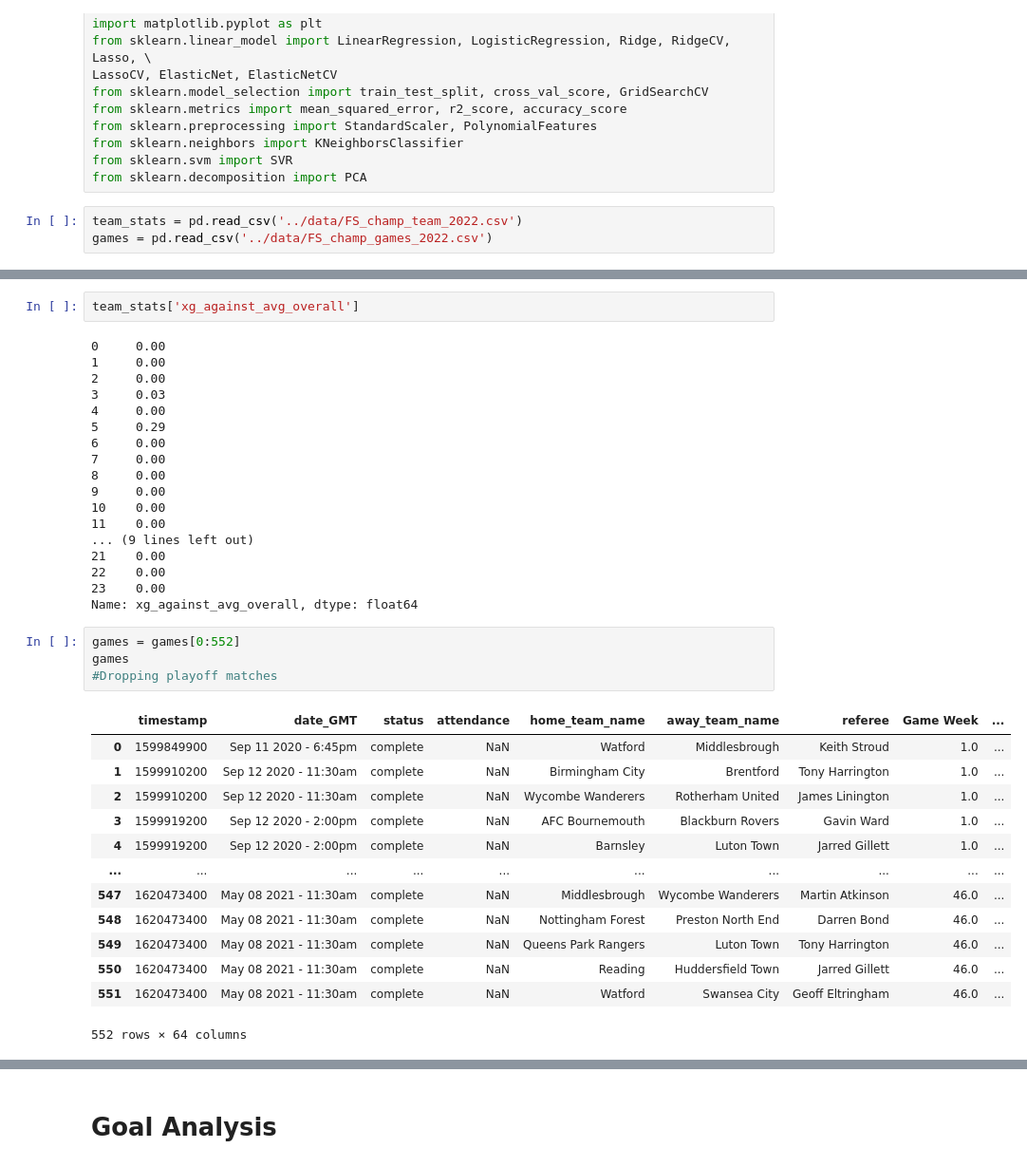
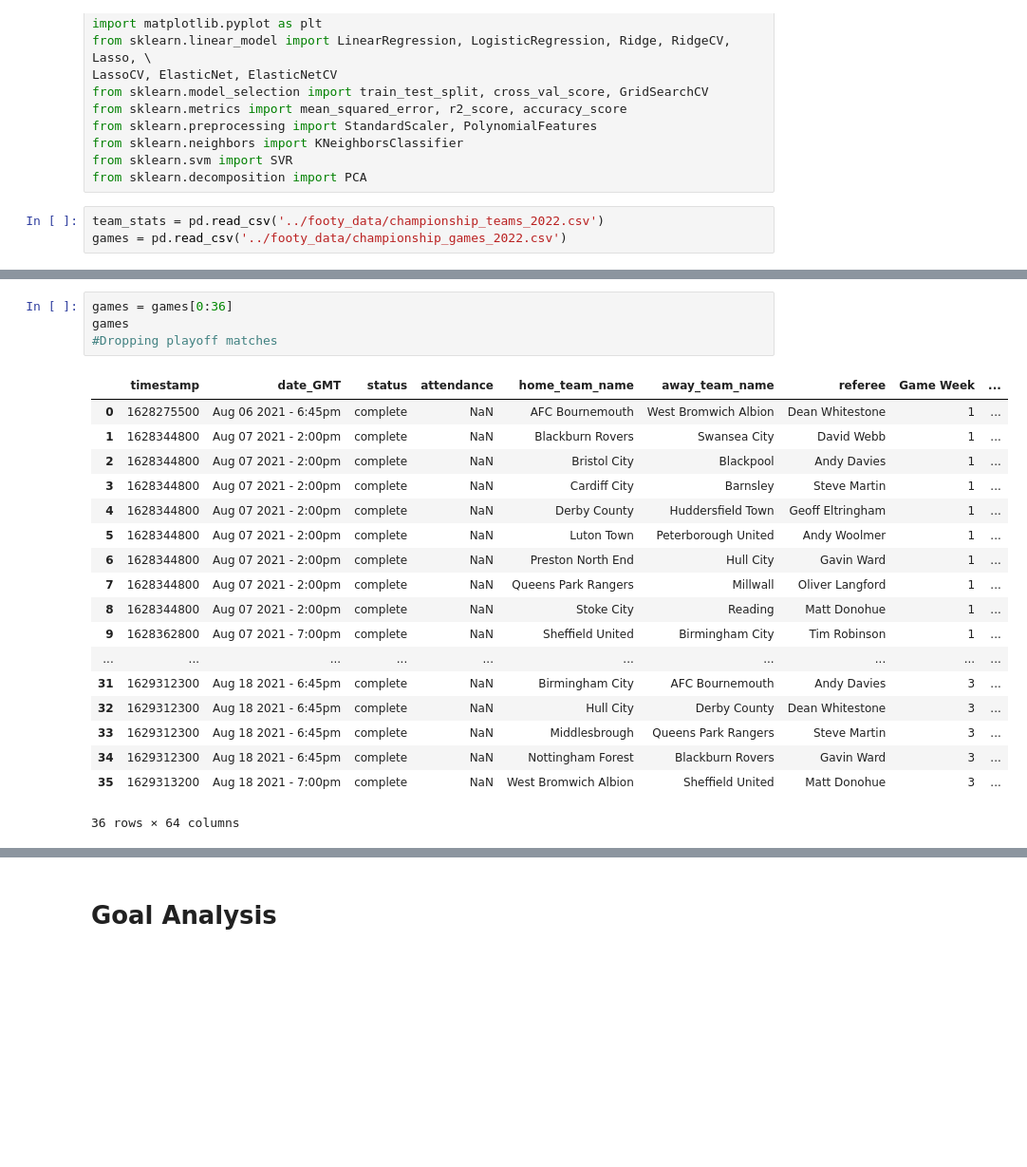
Before and after one commit to dkeyer/English-_Championship_2021, a Jupyter notebook: 2022_EDA.ipynb, the cells around one changed output, grey strips where cells are left out. Shown at 95% size. Drawn from its saved outputs; the diff is of its cells as text; blank space fills up the shorter version.

```diff
--- a/2022_EDA.ipynb
+++ b/2022_EDA.ipynb
@@ -14,5 +14,5 @@ from sklearn.neighbors import KNeighborsClassifier
 from sklearn.svm import SVR
 from sklearn.decomposition import PCA
 # %%
-team_stats = pd.read_csv('../data/FS_champ_team_2022.csv')
-games = pd.read_csv('../data/FS_champ_games_2022.csv')
+team_stats = pd.read_csv('../footy_data/championship_teams_2022.csv')
+games = pd.read_csv('../footy_data/championship_games_2022.csv')
@@ -45,38 +19,23 @@ games.describe()
-# %%
-team_stats['xg_against_avg_overall']
-# %% [output]
-0     0.00
-1     0.00
-2     0.00
-3     0.03
-4     0.00
-5     0.29
-6     0.00
-7     0.00
-8     0.00
-9     0.00
-10    0.00
-11    0.00
-... (9 lines left out)
-21    0.00
-22    0.00
-23    0.00
-Name: xg_against_avg_overall, dtype: float64
 # %%
-games = games[0:552]
+games = games[0:36]
 games
 #Dropping playoff matches
 # %% [output]
 |  | timestamp | date_GMT | status | attendance | home_team_name | away_team_name | referee | Game Week | ... |
-| 0 | 1599849900 | Sep 11 2020 - 6:45pm | complete | NaN | Watford | Middlesbrough | Keith Stroud | 1.0 | ... |
-| 1 | 1599910200 | Sep 12 2020 - 11:30am | complete | NaN | Birmingham City | Brentford | Tony Harrington | 1.0 | ... |
-| 2 | 1599910200 | Sep 12 2020 - 11:30am | complete | NaN | Wycombe Wanderers | Rotherham United | James Linington | 1.0 | ... |
-| 3 | 1599919200 | Sep 12 2020 - 2:00pm | complete | NaN | AFC Bournemouth | Blackburn Rovers | Gavin Ward | 1.0 | ... |
-| 4 | 1599919200 | Sep 12 2020 - 2:00pm | complete | NaN | Barnsley | Luton Town | Jarred Gillett | 1.0 | ... |
+| 0 | 1628275500 | Aug 06 2021 - 6:45pm | complete | NaN | AFC Bournemouth | West Bromwich Albion | Dean Whitestone | 1 | ... |
+| 1 | 1628344800 | Aug 07 2021 - 2:00pm | complete | NaN | Blackburn Rovers | Swansea City | David Webb | 1 | ... |
+| 2 | 1628344800 | Aug 07 2021 - 2:00pm | complete | NaN | Bristol City | Blackpool | Andy Davies | 1 | ... |
+| 3 | 1628344800 | Aug 07 2021 - 2:00pm | complete | NaN | Cardiff City | Barnsley | Steve Martin | 1 | ... |
+| 4 | 1628344800 | Aug 07 2021 - 2:00pm | complete | NaN | Derby County | Huddersfield Town | Geoff Eltringham | 1 | ... |
+| 5 | 1628344800 | Aug 07 2021 - 2:00pm | complete | NaN | Luton Town | Peterborough United | Andy Woolmer | 1 | ... |
+| 6 | 1628344800 | Aug 07 2021 - 2:00pm | complete | NaN | Preston North End | Hull City | Gavin Ward | 1 | ... |
+| 7 | 1628344800 | Aug 07 2021 - 2:00pm | complete | NaN | Queens Park Rangers | Millwall | Oliver Langford | 1 | ... |
+| 8 | 1628344800 | Aug 07 2021 - 2:00pm | complete | NaN | Stoke City | Reading | Matt Donohue | 1 | ... |
+| 9 | 1628362800 | Aug 07 2021 - 7:00pm | complete | NaN | Sheffield United | Birmingham City | Tim Robinson | 1 | ... |
 | ... | ... | ... | ... | ... | ... | ... | ... | ... | ... |
-| 547 | 1620473400 | May 08 2021 - 11:30am | complete | NaN | Middlesbrough | Wycombe Wanderers | Martin Atkinson | 46.0 | ... |
-| 548 | 1620473400 | May 08 2021 - 11:30am | complete | NaN | Nottingham Forest | Preston North End | Darren Bond | 46.0 | ... |
-| 549 | 1620473400 | May 08 2021 - 11:30am | complete | NaN | Queens Park Rangers | Luton Town | Tony Harrington | 46.0 | ... |
-| 550 | 1620473400 | May 08 2021 - 11:30am | complete | NaN | Reading | Huddersfield Town | Jarred Gillett | 46.0 | ... |
-| 551 | 1620473400 | May 08 2021 - 11:30am | complete | NaN | Watford | Swansea City | Geoff Eltringham | 46.0 | ... |
+| 31 | 1629312300 | Aug 18 2021 - 6:45pm | complete | NaN | Birmingham City | AFC Bournemouth | Andy Davies | 3 | ... |
+| 32 | 1629312300 | Aug 18 2021 - 6:45pm | complete | NaN | Hull City | Derby County | Dean Whitestone | 3 | ... |
+| 33 | 1629312300 | Aug 18 2021 - 6:45pm | complete | NaN | Middlesbrough | Queens Park Rangers | Steve Martin | 3 | ... |
+| 34 | 1629312300 | Aug 18 2021 - 6:45pm | complete | NaN | Nottingham Forest | Blackburn Rovers | Gavin Ward | 3 | ... |
+| 35 | 1629313200 | Aug 18 2021 - 7:00pm | complete | NaN | West Bromwich Albion | Sheffield United | Matt Donohue | 3 | ... |
-552 rows × 64 columns
+36 rows × 64 columns
```
Also changed, not shown: parts of 29 cells of this notebook.
